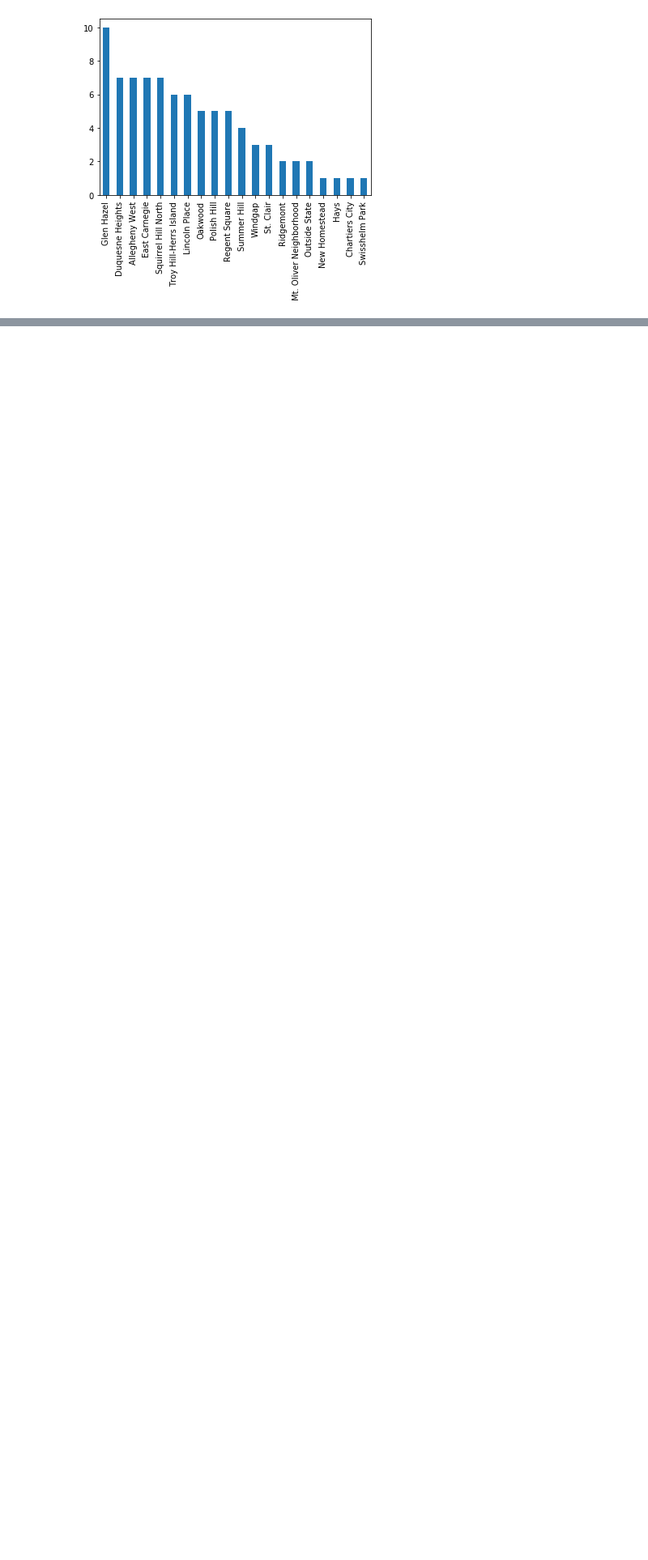
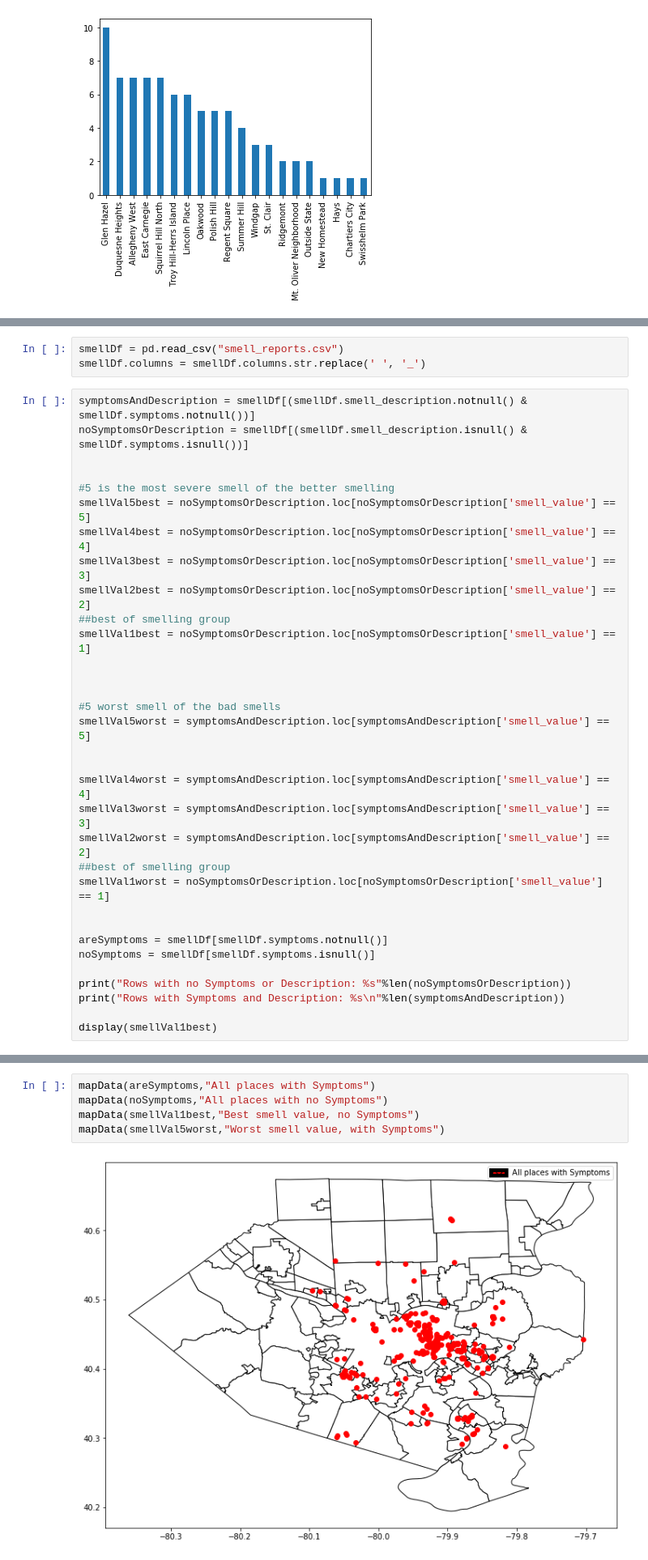
Before and after one commit to lao42/cmpinf0010-final-group6, a Jupyter notebook: Presentation.ipynb, the cells around one changed output, grey strips where cells are left out. Shown: that part at 81% size. Cells and saved outputs as stored; diff of their text form; blank space fills up the shorter version.

```diff
--- a/Presentation.ipynb
+++ b/Presentation.ipynb
@@ -106,0 +139,36 @@ When we average out these values, the neighborhoods with the highest value end u
+# %%
+smellDf = pd.read_csv("smell_reports.csv")
+smellDf.columns = smellDf.columns.str.replace(' ', '_')
+# %%
+symptomsAndDescription = smellDf[(smellDf.smell_description.notnull() & smellDf.symptoms.notnull())]
+noSymptomsOrDescription = smellDf[(smellDf.smell_description.isnull() & smellDf.symptoms.isnull())]
+
+
+#5 is the most severe smell of the better smelling
+smellVal5best = noSymptomsOrDescription.loc[noSymptomsOrDescription['smell_value'] == 5]
+smellVal4best = noSymptomsOrDescription.loc[noSymptomsOrDescription['smell_value'] == 4]
+smellVal3best = noSymptomsOrDescription.loc[noSymptomsOrDescription['smell_value'] == 3]
+smellVal2best = noSymptomsOrDescription.loc[noSymptomsOrDescription['smell_value'] == 2]
+##best of smelling group
+smellVal1best = noSymptomsOrDescription.loc[noSymptomsOrDescription['smell_value'] == 1]
+
+
+
+#5 worst smell of the bad smells
+smellVal5worst = symptomsAndDescription.loc[symptomsAndDescription['smell_value'] == 5]
+
+
+smellVal4worst = symptomsAndDescription.loc[symptomsAndDescription['smell_value'] == 4]
+smellVal3worst = symptomsAndDescription.loc[symptomsAndDescription['smell_value'] == 3]
+smellVal2worst = symptomsAndDescription.loc[symptomsAndDescription['smell_value'] == 2]
+##best of smelling group
+smellVal1worst = noSymptomsOrDescription.loc[noSymptomsOrDescription['smell_value'] == 1]
+
+
+areSymptoms = smellDf[smellDf.symptoms.notnull()]
+noSymptoms = smellDf[smellDf.symptoms.isnull()]
+
+print("Rows with no Symptoms or Description: %s"%len(noSymptomsOrDescription))
+print("Rows with Symptoms and Description: %s\n"%len(symptomsAndDescription))
+
+display(smellVal1best)
@@ -106,0 +254,7 @@ When we average out these values, the neighborhoods with the highest value end u
+# %%
+mapData(areSymptoms,"All places with Symptoms")
+mapData(noSymptoms,"All places with no Symptoms")
+mapData(smellVal1best,"Best smell value, no Symptoms")
+mapData(smellVal5worst,"Worst smell value, with Symptoms")
+# %% [output]
+[figure, added]
```
Also changed, not shown: parts of 30 cells of this notebook, 3 other files.
